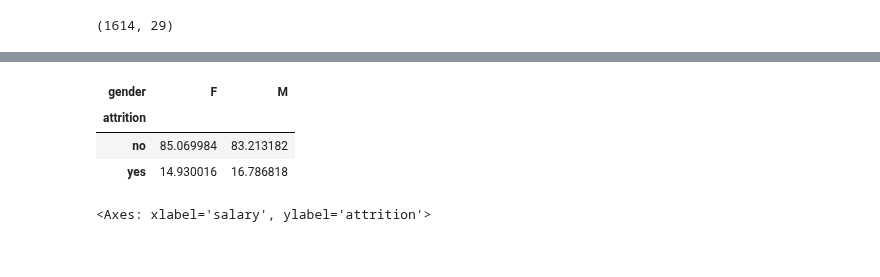
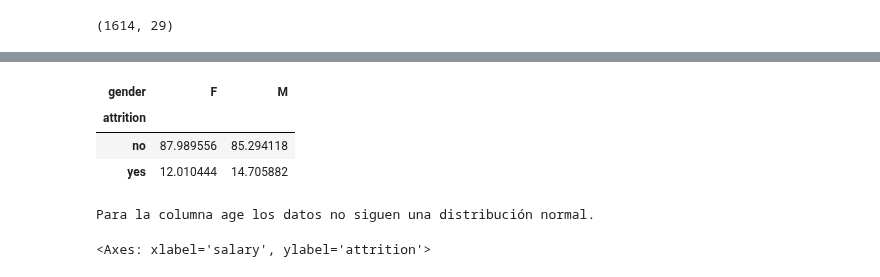
Before and after one commit to ArianaPapantonio/Final_project_module_3, a Jupyter notebook: AB_testing.ipynb, the cells around one changed output, grey strips where cells are left out. Saved outputs shown, nothing was run; the diff lists cells and outputs as text; code cells hidden in the pictures.

```diff
--- a/AB_testing.ipynb
+++ b/AB_testing.ipynb
@@ -59,8 +133,8 @@ sns.histplot(data = df, x = "gender", hue = "attrition", kde = True, color= "blu
 # %%
-pd.crosstab(df["attrition"], df["gender"], normalize="columns")*100
+pd.crosstab(grupo_a["attrition"], grupo_a["gender"], normalize="columns")*100 ## porcentaje de abandono por género
 # %% [output]
 | gender | F | M |
 | attrition |  |  |
-| no | 85.069984 | 83.213182 |
-| yes | 14.930016 | 16.786818 |
+| no | 87.989556 | 85.294118 |
+| yes | 12.010444 | 14.705882 |
 # %%
@@ -78,6 +154,10 @@ def normalidad(dataframe, columna):
         print(f"Para la columna {columna} los datos siguen una distribución normal.")
     else:
         print(f"Para la columna {columna} los datos no siguen una distribución normal.")
+# %%
+normalidad(grupo_a, 'age')
+# %% [output]
+Para la columna age los datos no siguen una distribución normal.
 # %%
 sns.barplot(data = df, x = "salary", y="attrition", color= "red")
 # %% [output]
```
Also changed, not shown: parts of 19 cells of this notebook, 1 other file.
